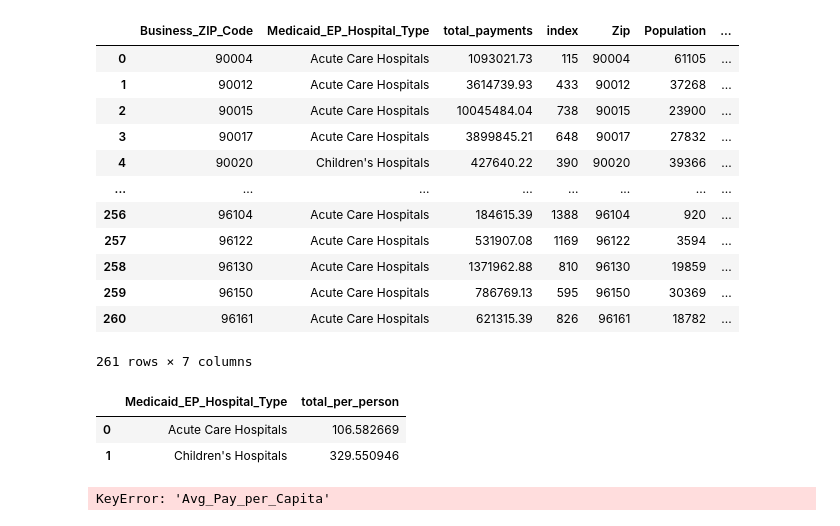
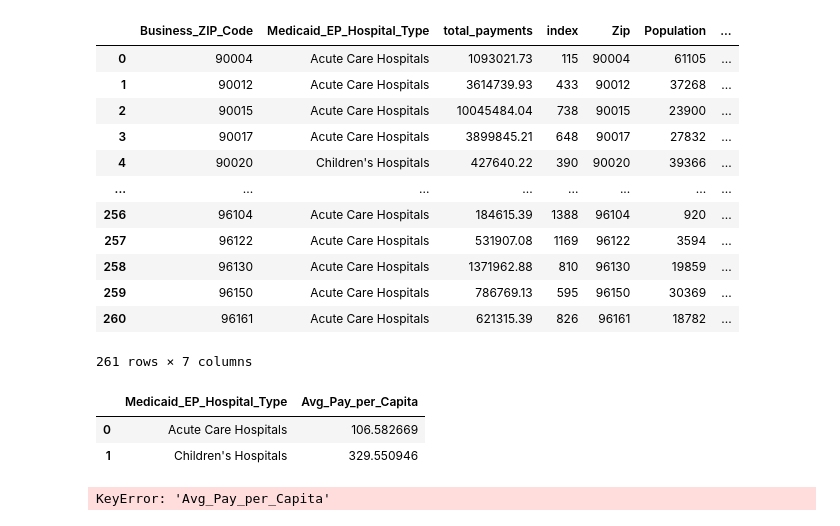
Before and after one commit to msimkins7/hds5210-2022, a Jupyter notebook: week15/week15_assignment.ipynb, the cells around one changed output. Cells and saved outputs as stored; diff of their text form; code cells hidden in the pictures.

```diff
--- a/week15/week15_assignment.ipynb
+++ b/week15/week15_assignment.ipynb
@@ -303,13 +303,11 @@ answer = new_test.pivot_table(
     aggfunc = np.ma.mean,
     fill_value = 0)
 # %%
-answer.rename(columns={'total_per_person':'Avg_Pay_per_Capita'})
+answer.reset_index().rename(columns={'total_per_person':'Avg_Pay_per_Capita'})
+# %% [output]
+|  | Medicaid_EP_Hospital_Type | Avg_Pay_per_Capita |
+| 0 | Acute Care Hospitals | 106.582669 |
+| 1 | Children's Hospitals | 329.550946 |
-# %%
-answer.reset_index()
-# %% [output]
-|  | Medicaid_EP_Hospital_Type | total_per_person |
-| 0 | Acute Care Hospitals | 106.582669 |
-| 1 | Children's Hospitals | 329.550946 |
 # %%
 assert(type(answer) == pd.core.frame.DataFrame)
 assert(round(answer.query("Medicaid_EP_Hospital_Type == 'Acute Care Hospitals'")['Avg_Pay_per_Capita'].sum(),3) == 106.583)
```
Also changed, not shown: parts of 1 cell of this notebook.
